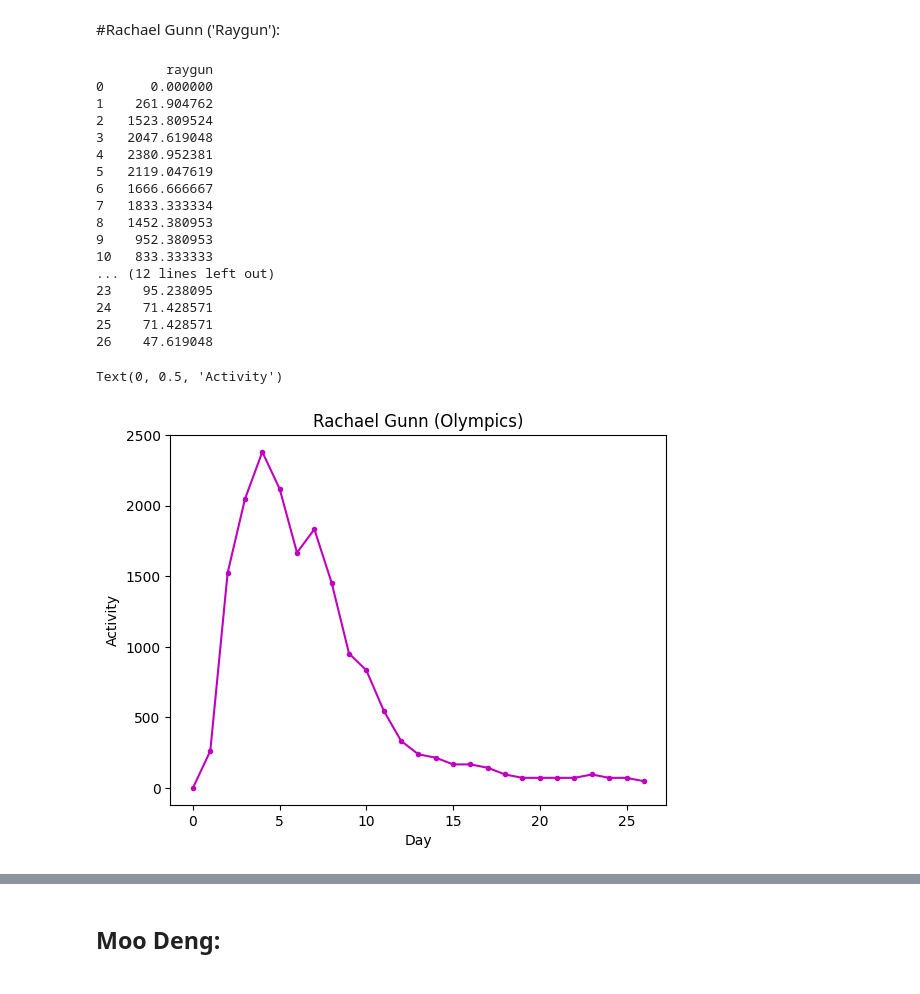
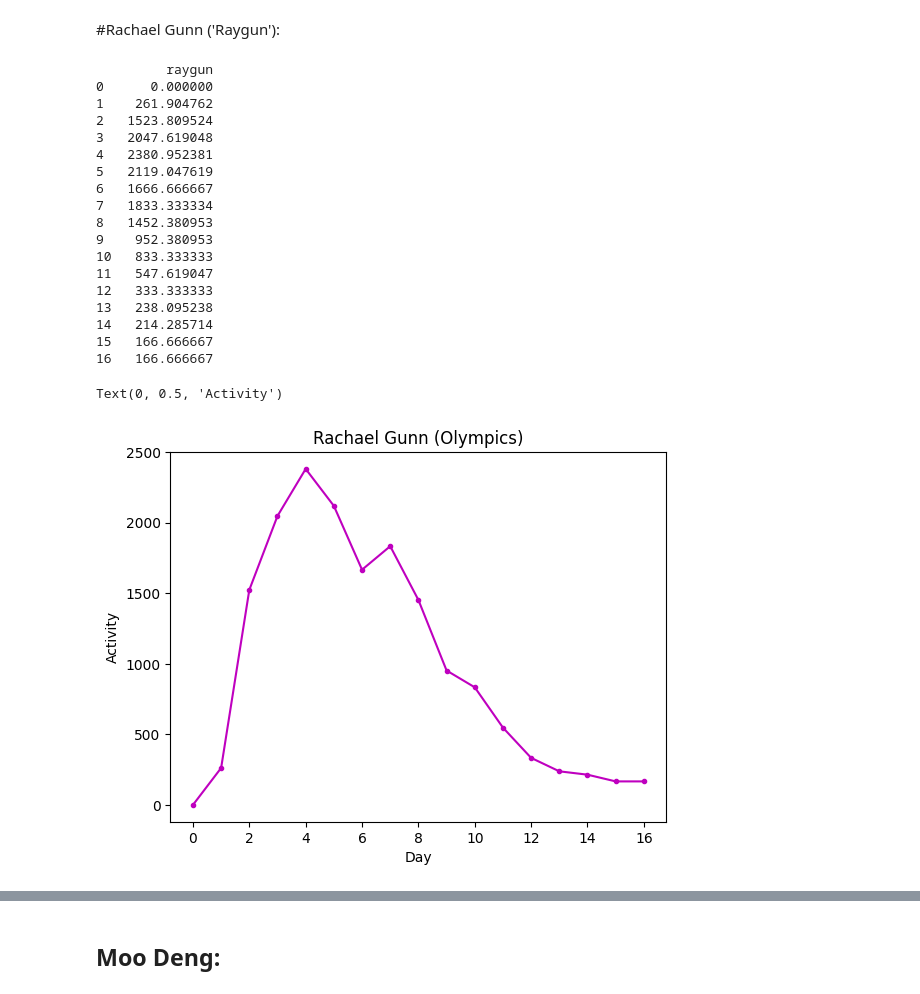
Before and after one commit to AndreiAf02/Math574_Project, a Jupyter notebook: SIR_Fitting_V5.ipynb, the cells around one changed output, grey strips where cells are left out. Cells and saved outputs as stored; diff of their text form; code cells hidden in the pictures.

```diff
--- a/SIR_Fitting_V5.ipynb
+++ b/SIR_Fitting_V5.ipynb
@@ -17,7 +17,7 @@ from scipy.integrate import odeint
 # %%
 path_to_data = 'https://raw.githubusercontent.com/AndreiAf02/Math574_Project/main/'
 # %%
-data_Google = pd.read_csv(path_to_data + "Google_trends_V2.csv", sep=",", header=0)
+data_Google = pd.read_csv(path_to_data + "Google_trends_V3.csv", sep=",", header=0)
 data_Google
 # %% [output]
 |  | Day_trump | trump_scaled | Day_v2 | iran_scaled | moo deng | raygun_scaled | moo_deng_scaled | columb_dna | ... |
@@ -53,34 +53,35 @@ def interpolator(data, label):
 # %%
 data_raygun=pd.DataFrame()
 data_raygun['raygun'] = data_Google['raygun_scaled']
-data_raygun = data_raygun[14:41].reset_index(drop=True)
+data_raygun = data_raygun[14:31].reset_index(drop=True)
 
 # data_raygun.reset_index(drop=True)
 print(data_raygun)
 plt.plot(data_raygun, 'm.-')
 plt.title('Rachael Gunn (Olympics)')
 plt.xlabel('Day')
 plt.ylabel('Activity')
 # %% [output]
          raygun
 0      0.000000
 1    261.904762
 2   1523.809524
 3   2047.619048
 4   2380.952381
 5   2119.047619
 6   1666.666667
 7   1833.333334
 8   1452.380953
 9    952.380953
 10   833.333333
-... (12 lines left out)
-23    95.238095
-24    71.428571
-25    71.428571
-26    47.619048
+11   547.619047
+12   333.333333
+13   238.095238
+14   214.285714
+15   166.666667
+16   166.666667
 Text(0, 0.5, 'Activity')
-[figure, old version]
+[figure, new version]
 # %%
 data_raygun_cumul = np.cumsum(data_raygun)
 print(data_raygun_cumul)
```
Also changed, not shown: parts of 61 cells of this notebook.
